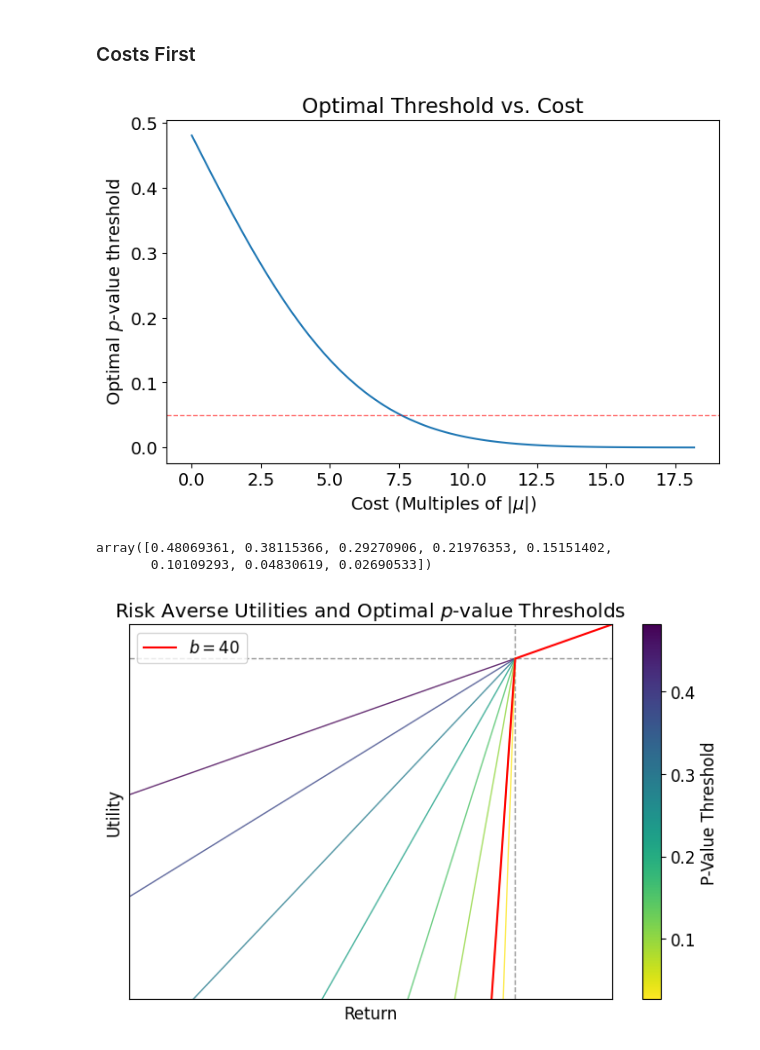
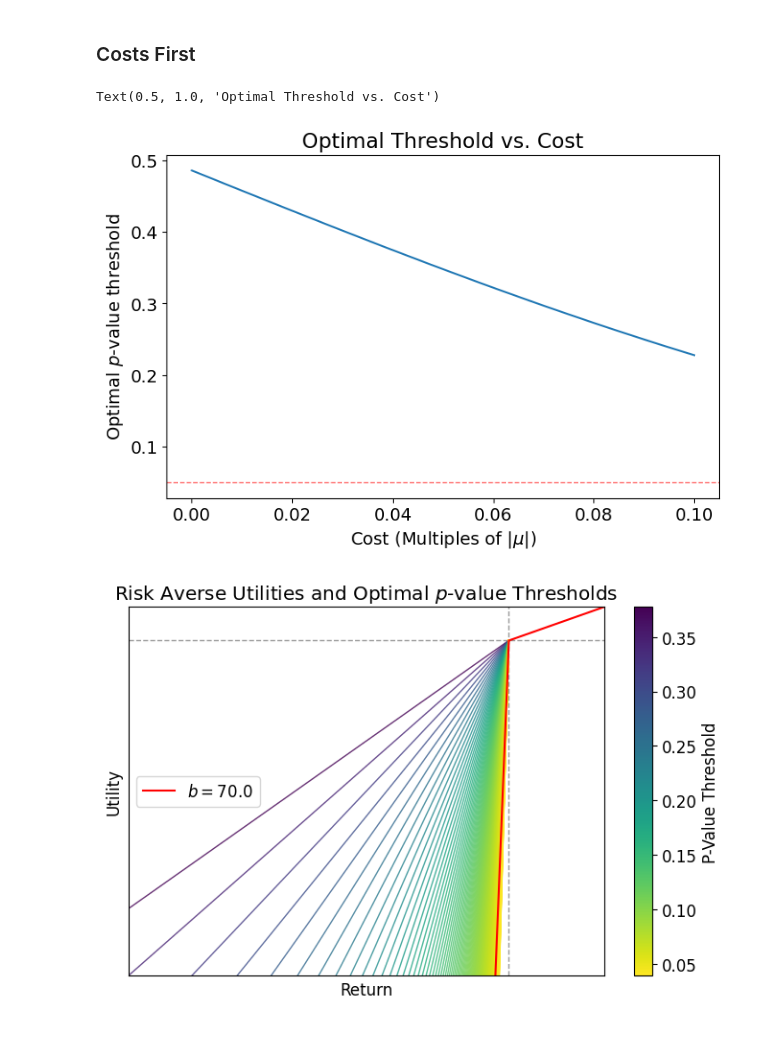
Before and after one commit to tsudijon/OptimizeExperimentPrograms, a Jupyter notebook: notebooks/other_analyses/backing_out_costs_and_utilities.ipynb, the cells around one changed output. Drawn from its saved outputs; the diff is of its cells as text; code cells hidden in the pictures.

```diff
--- a/notebooks/other_analyses/backing_out_costs_and_utilities.ipynb
+++ b/notebooks/other_analyses/backing_out_costs_and_utilities.ipynb
@@ -6,9 +6,9 @@ import matplotlib.cm
 
 
 mu = -0.1
-tau = 1
+tau = 0.2
 sigma = 10
-n = 5_000_000
+n = 500_000
 # %% [markdown]
 ### Costs First
 # %%
@@ -26,27 +26,22 @@ plt.xlabel('Cost (Multiples of |$\mu$|)')
 
 plt.axhline(0.05, alpha = 0.6, color = 'red', linestyle = 'dashed', linewidth = 1)
 plt.title('Optimal Threshold vs. Cost')
-plt.savefig('../../figures/backing_out_costs.pdf',bbox_inches = 'tight')
 # %% [output]
+Text(0.5, 1.0, 'Optimal Threshold vs. Cost')
-[figure, old version]
+[figure, new version]
 # %%
 s = np.sqrt(((tau**2)*sigma**2/n)/(tau**2 + sigma**2/n))
-bs = np.array([0,0.75,2,4,8,15,40,80]).astype(float)
+bs = np.arange(1,100,0.5).astype(float)
 pval_thresholds = np.zeros_like(bs)
 
 for i,b in enumerate(bs):
   pm = lambda x: x*tau**2/(tau**2 +sigma**2/n) + mu*(sigma**2/n)/(tau**2 + sigma**2/n)
-  f = lambda x: pm(x)*(1 + b*scipy.stats.norm.cdf(-pm(x)/s)) - scipy.stats.norm.pdf(pm(x)/s)*b*s
+  f = lambda x: pm(x)*(1 + b*stats.norm.cdf(-pm(x)/s)) - stats.norm.pdf(pm(x)/s)*b*s
 
   from scipy.optimize import fsolve
-  res = fsolve(f, [-0.05, 0.05])
+  res = fsolve(f, [-1, 1])
 
-  pval_thresholds[i] = scipy.stats.norm.cdf(-res[0]*np.sqrt(n)/sigma)
+  pval_thresholds[i] = stats.norm.cdf(-res[0]*np.sqrt(n)/sigma)
-# %%
-pval_thresholds
-# %% [output]
-array([0.48069361, 0.38115366, 0.29270906, 0.21976353, 0.15151402,
-       0.10109293, 0.04830619, 0.02690533])
 # %%
 matplotlib.rcParams.update({'font.size': 12})
 
@@ -54,39 +49,40 @@ matplotlib.rcParams.update({'font.size': 12})
 cmap = plt.get_cmap('viridis_r')  # You can choose a different colormap if preferred
 
 # Normalize the pval_thresholds to match the colormap scale
-norm = plt.Normalize(vmin=min(pval_thresholds), vmax=max(pval_thresholds))
+normalized_cmap = plt.Normalize(vmin=min(pval_thresholds), vmax=max(pval_thresholds))
+
+
 
 # Create the plot
 fig, ax = plt.subplots(figsize=(8, 5))
 plt.xlim(-0.20, 0.05)
 plt.ylim(-0.5, 0.05)
 plt.axvline(0, linestyle='dashed', alpha=0.4, color='black', linewidth=1)
 plt.axhline(0, linestyle='dashed', alpha=0.4, color='black', linewidth=1)
 
 xs = np.linspace(-0.25, 0, 5000)
 
 # Plot each line with color from the colormap based on pval_thresholds
 for i, b in enumerate(bs):
-    color = cmap(norm(pval_thresholds[i]))  # Get color based on pval_thresholds
+    color = cmap(normalized_cmap(pval_thresholds[i]))  # Get color based on pval_thresholds
     plt.plot(xs, xs + b * xs * (xs < 0), color=color, alpha = 0.8, linewidth = 1)
 
 xs = np.linspace(-0.25, 0.25, 5000)
-color = cmap(norm(40))
-plt.plot(xs, xs + 40 * xs * (xs < 0), color='red', alpha = 1, linewidth = 1.5, label = '$b = 40$')
+idx = np.argmin(np.abs(pval_thresholds - 0.05))
+color = cmap(normalized_cmap(idx))
+plt.plot(xs, xs + bs[idx] * xs * (xs < 0), color='red', alpha = 1, linewidth = 1.5, label = f'$b = {bs[idx]}$')
 
 # Show color bar for reference
 plt.title('Risk Averse Utilities and Optimal $p$-value Thresholds')
 plt.ylabel('Utility')
 plt.xlabel('Return')
 plt.xticks([])
 plt.yticks([])
 plt.legend()
 
-sm = plt.cm.ScalarMappable(cmap=cmap, norm=norm)
+sm = plt.cm.ScalarMappable(cmap=cmap, norm=normalized_cmap)
 sm.set_array([])  # Add this line to associate the ScalarMappable with the plot
 plt.colorbar(sm, ax=ax, label='P-Value Threshold')
-
-plt.savefig('../../figures/backing_out_utilities.pdf',bbox_inches = 'tight')
 plt.show()
 # %% [output]
-[figure, old version]
+[figure, new version]
```
Also changed, not shown: 14 other files.
